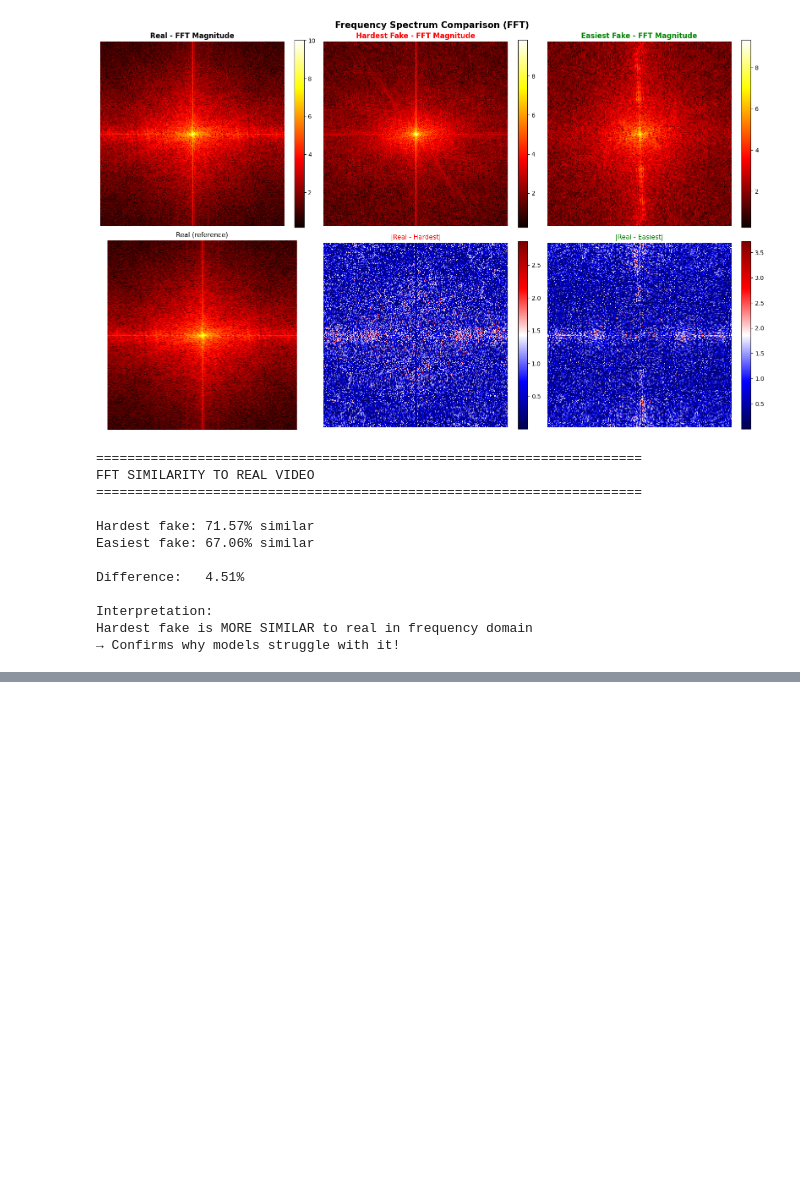
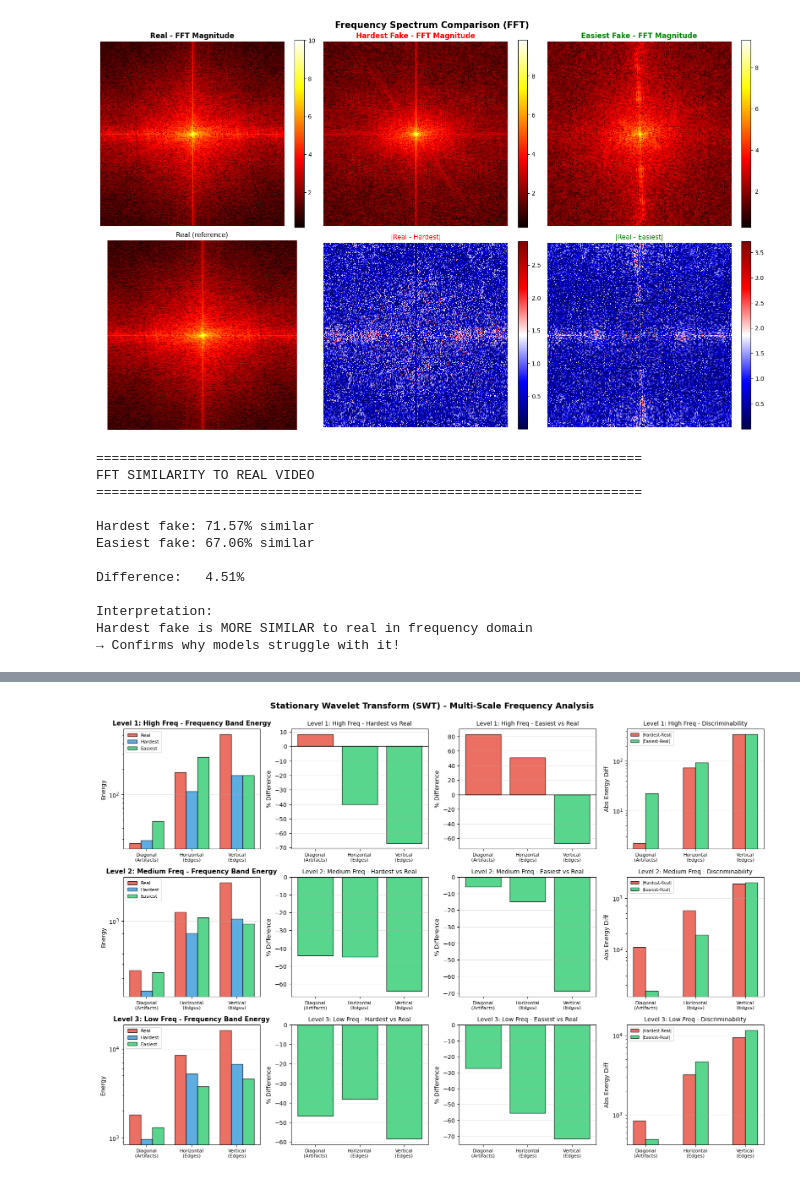
Before and after one commit to Sartor02/AI_Video_Detection, a Jupyter notebook: report.ipynb, the cells around one changed output, grey strips where cells are left out. Cells and saved outputs as stored; diff of their text form; code cells hidden in the pictures; blank space fills up the shorter version.

```diff
--- a/report.ipynb
+++ b/report.ipynb
@@ -2302,0 +2422,83 @@ Hardest fake is MORE SIMILAR to real in frequency domain
+# %%
+# Create multi-level SWT visualization
+fig, axes = plt.subplots(3, 4, figsize=(16, 11))
+
+levels = ['Level_1', 'Level_2', 'Level_3']
+level_labels = ['Level 1: High Freq', 'Level 2: Medium Freq', 'Level 3: Low Freq']
+bands = ['cD', 'cH', 'cV']
+band_names = ['Diagonal\n(Artifacts)', 'Horizontal\n(Edges)', 'Vertical\n(Edges)']
+colors = ['#e74c3c', '#3498db', '#2ecc71']
+labels = ['Real', 'Hardest Fake', 'Easiest Fake']
+
+# Plot energy distribution for each level
+for level_idx, (level, level_label) in enumerate(zip(levels, level_labels)):
+    # Extract energies
+    real_energies = [real_swt[level][b] for b in bands]
+    hard_energies = [hardest_swt[level][b] for b in bands]
+    easy_energies = [easiest_swt[level][b] for b in bands]
+
+    x = np.arange(len(bands))
+    width = 0.25
+
+    # Bar plot
+    ax = axes[level_idx, 0]
+    ax.bar(x - width, real_energies, width, label='Real', color=colors[0], alpha=0.8, edgecolor='black')
+    ax.bar(x, hard_energies, width, label='Hardest', color=colors[1], alpha=0.8, edgecolor='black')
+    ax.bar(x + width, easy_energies, width, label='Easiest', color=colors[2], alpha=0.8, edgecolor='black')
+
+    ax.set_ylabel('Energy', fontsize=10)
+    ax.set_title(f'{level_label} - Frequency Band Energy', fontsize=11, fontweight='bold')
+    ax.set_xticks(x)
+    ax.set_xticklabels(band_names, fontsize=8)
+    ax.legend(fontsize=8)
+    ax.set_yscale('log')
+    ax.grid(axis='y', alpha=0.3)
+
+    # Relative difference plots (Hardest - Real)
+    ax2 = axes[level_idx, 1]
+    diff_hard = [(h - r) / (r + 1e-10) * 100 for h, r in zip(hard_energies, real_energies)]
+    colors_hard = ['#e74c3c' if d > 0 else '#2ecc71' for d in diff_hard]
+    ax2.bar(x, diff_hard, color=colors_hard, alpha=0.8, edgecolor='black')
+    ax2.axhline(y=0, color='black', linestyle='-', linewidth=1)
+    ax2.set_ylabel('% Difference', fontsize=10)
+    ax2.set_title(f'{level_label} - Hardest vs Real', fontsize=10)
+    ax2.set_xticks(x)
+    ax2.set_xticklabels(band_names, fontsize=8)
+    ax2.grid(axis='y', alpha=0.3)
+
+    # Relative difference plots (Easiest - Real)
+    ax3 = axes[level_idx, 2]
+    diff_easy = [(e - r) / (r + 1e-10) * 100 for e, r in zip(easy_energies, real_energies)]
+    colors_easy = ['#e74c3c' if d > 0 else '#2ecc71' for d in diff_easy]
+    ax3.bar(x, diff_easy, color=colors_easy, alpha=0.8, edgecolor='black')
+    ax3.axhline(y=0, color='black', linestyle='-', linewidth=1)
+    ax3.set_ylabel('% Difference', fontsize=10)
+    ax3.set_title(f'{level_label} - Easiest vs Real', fontsize=10)
+    ax3.set_xticks(x)
+    ax3.set_xticklabels(band_names, fontsize=8)
+    ax3.grid(axis='y', alpha=0.3)
+
+    # Discriminability score
+    ax4 = axes[level_idx, 3]
+    disc_hard = [abs(h - r) for h, r in zip(hard_energies, real_energies)]
+    disc_easy = [abs(e - r) for e, r in zip(easy_energies, real_energies)]
+
+    ax4.bar(x - width/2, disc_hard, width, label='|Hardest-Real|', color='#e74c3c', alpha=0.8, edgecolor='black')
+    ax4.bar(x + width/2, disc_easy, width, label='|Easiest-Real|', color='#2ecc71', alpha=0.8, edgecolor='black')
+    ax4.set_ylabel('Abs Energy Diff', fontsize=10)
+    ax4.set_title(f'{level_label} - Discriminability', fontsize=10)
+    ax4.set_xticks(x)
+    ax4.set_xticklabels(band_names, fontsize=8)
+    ax4.legend(fontsize=7)
+    ax4.set_yscale('log')
+    ax4.grid(axis='y', alpha=0.3)
+
+plt.suptitle('Stationary Wavelet Transform (SWT) - Multi-Scale Frequency Analysis',
+             fontsize=14, fontweight='bold', y=0.995)
+plt.tight_layout()
+plt.savefig('results/swt_analysis_multilevel.png', dpi=300, bbox_inches='tight')
+plt.show()
+
+print("\nSWT analysis visualization saved: results/swt_analysis_multilevel.png")
+# %% [output]
+[figure, added]
```
Also changed, not shown: parts of 8 cells of this notebook, 1 other file.
